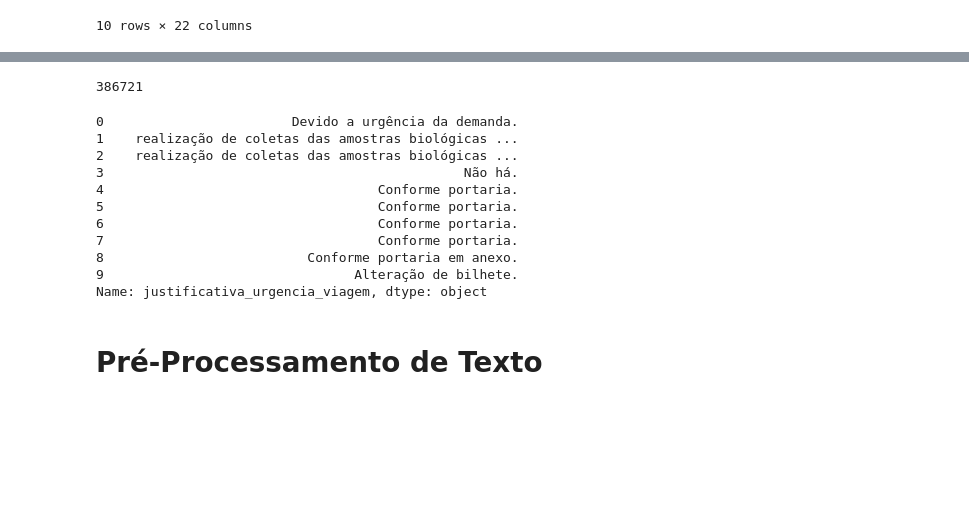
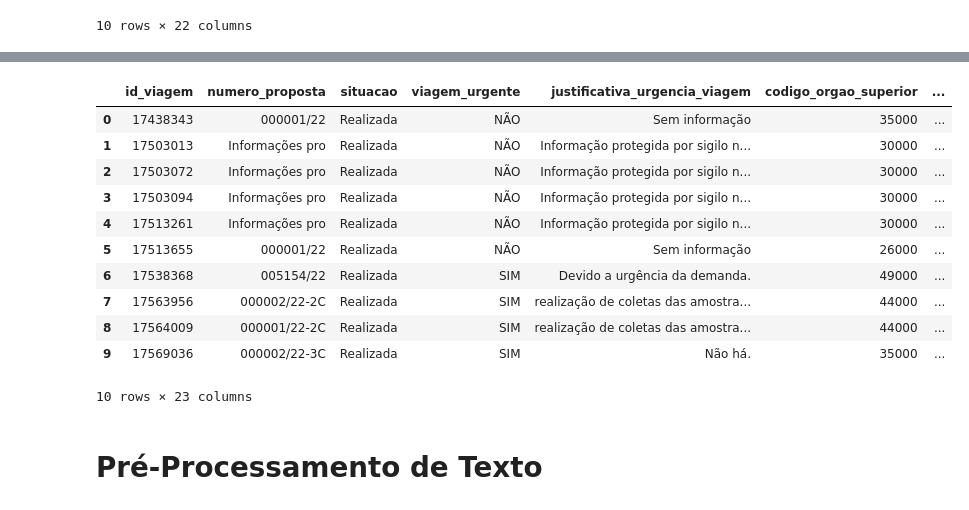
Before and after one commit to Rhuancpq/FBD_MD_viagens, a Jupyter notebook: mineracao_exploracao_texto.ipynb, the cells around one changed output, grey strips where cells are left out. Drawn from its saved outputs; the diff is of its cells as text; code cells hidden in the pictures; blank space fills up the shorter version.

```diff
--- a/mineracao_exploracao_texto.ipynb
+++ b/mineracao_exploracao_texto.ipynb
@@ -78,21 +77,19 @@ Name: justificativa_urgencia_viagem, Length: 386721, dtype: object
 # %%
-justificativas = viagem_df[viagem_df["viagem_urgente"] == "SIM"]["justificativa_urgencia_viagem"]
-justificativas.reset_index(drop=True, inplace=True)
-print(len(justificativas))
-justificativas.head(10)
+viagem_df['justificativa_urgencia_viagem_SIM'] = viagem_df[viagem_df["viagem_urgente"] == "SIM"]["justificativa_urgencia_viagem"]
+viagem_df.head(10)
 # %% [output]
+|  | id_viagem | numero_proposta | situacao | viagem_urgente | justificativa_urgencia_viagem | codigo_orgao_superior | ... |
+| 0 | 17438343 | 000001/22 | Realizada | NÃO | Sem informação | 35000 | ... |
+| 1 | 17503013 | Informações pro | Realizada | NÃO | Informação protegida por sigilo n... | 30000 | ... |
+| 2 | 17503072 | Informações pro | Realizada | NÃO | Informação protegida por sigilo n... | 30000 | ... |
+| 3 | 17503094 | Informações pro | Realizada | NÃO | Informação protegida por sigilo n... | 30000 | ... |
+| 4 | 17513261 | Informações pro | Realizada | NÃO | Informação protegida por sigilo n... | 30000 | ... |
+| 5 | 17513655 | 000001/22 | Realizada | NÃO | Sem informação | 26000 | ... |
+| 6 | 17538368 | 005154/22 | Realizada | SIM | Devido a urgência da demanda. | 49000 | ... |
+| 7 | 17563956 | 000002/22-2C | Realizada | SIM | realização de coletas das amostra... | 44000 | ... |
+| 8 | 17564009 | 000001/22-2C | Realizada | SIM | realização de coletas das amostra... | 44000 | ... |
+| 9 | 17569036 | 000002/22-3C | Realizada | SIM | Não há. | 35000 | ... |
-386721
+10 rows × 23 columns
-0                        Devido a urgência da demanda.
-1    realização de coletas das amostras biológicas ...
-2    realização de coletas das amostras biológicas ...
-3                                              Não há.
-4                                   Conforme portaria.
-5                                   Conforme portaria.
-6                                   Conforme portaria.
-7                                   Conforme portaria.
-8                          Conforme portaria em anexo.
-9                                Alteração de bilhete.
-Name: justificativa_urgencia_viagem, dtype: object
 # %% [markdown]
 # Pré-Processamento de Texto
 # %%
```
Also changed, not shown: parts of 13 cells of this notebook.
